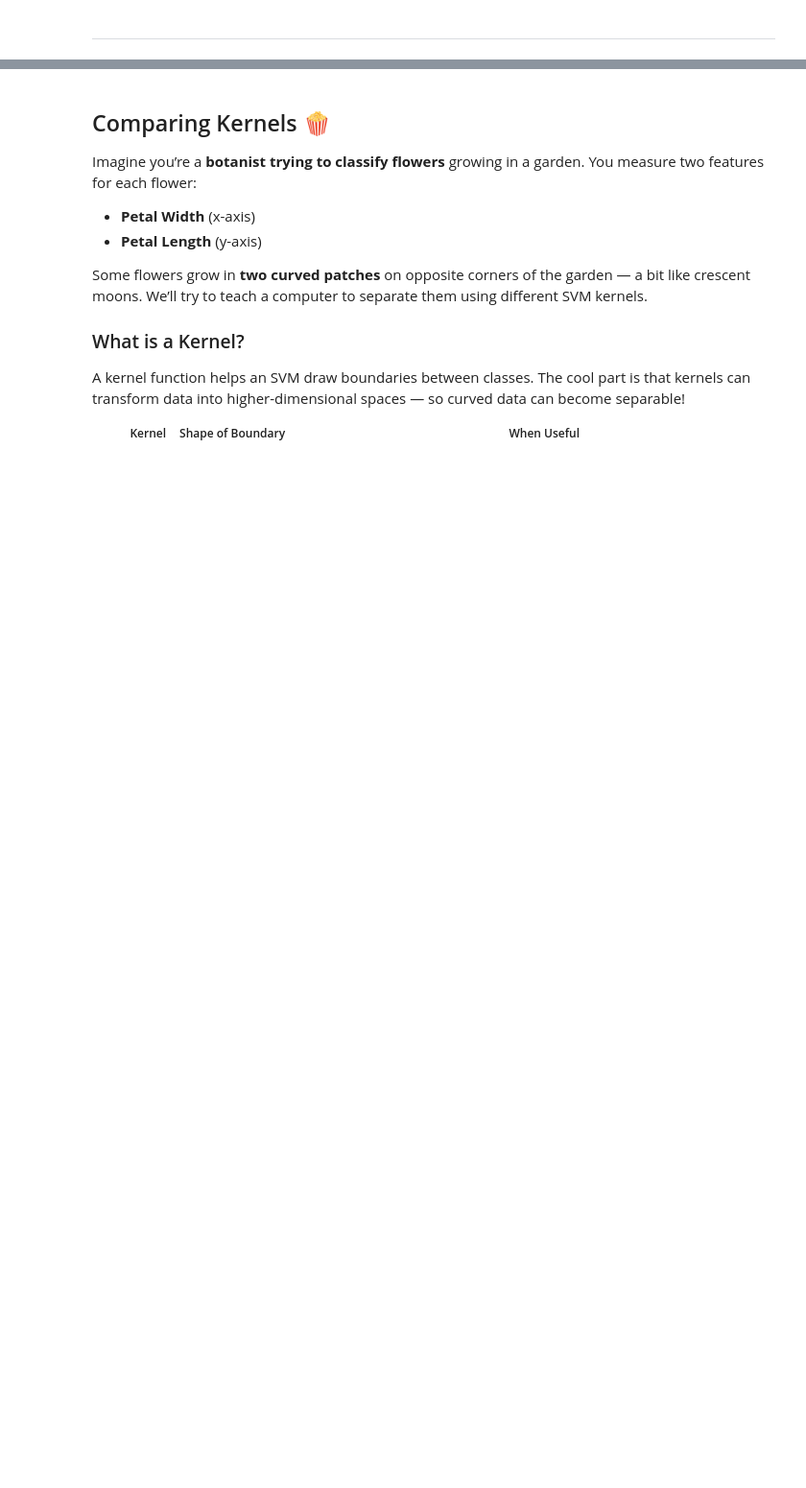
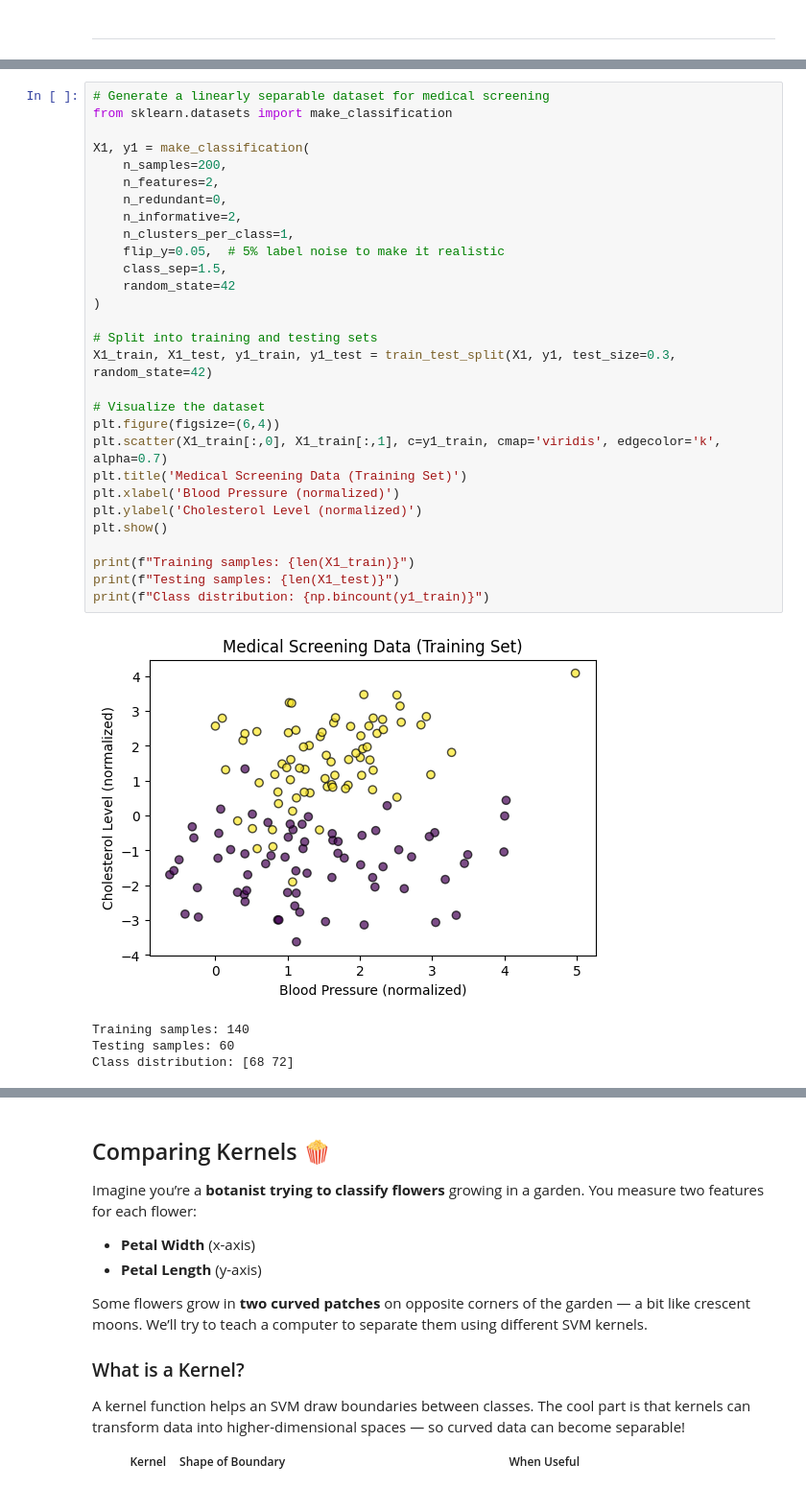
Before and after one commit to willcho5603/bwsi-comp-problem-solving, a Jupyter notebook: mod5_supervised_learning/2_more_classification.ipynb, the cells around one changed output, grey strips where cells are left out. Shown: that part at 96% size. Drawn from its saved outputs; the diff is of its cells as text; blank space fills up the shorter version.

Commit message:
Linear SVC Mod5 2_more_classification

```diff
--- a/mod5_supervised_learning/2_more_classification.ipynb
+++ b/mod5_supervised_learning/2_more_classification.ipynb
@@ -48,0 +52,34 @@ By reading the confusion matrix, you can tell *what kinds of mistakes* your mode
+# %%
+# Generate a linearly separable dataset for medical screening
+from sklearn.datasets import make_classification
+
+X1, y1 = make_classification(
+    n_samples=200,
+    n_features=2,
+    n_redundant=0,
+    n_informative=2,
+    n_clusters_per_class=1,
+    flip_y=0.05,  # 5% label noise to make it realistic
+    class_sep=1.5,
+    random_state=42
+)
+
+# Split into training and testing sets
+X1_train, X1_test, y1_train, y1_test = train_test_split(X1, y1, test_size=0.3, random_state=42)
+
+# Visualize the dataset
+plt.figure(figsize=(6,4))
+plt.scatter(X1_train[:,0], X1_train[:,1], c=y1_train, cmap='viridis', edgecolor='k', alpha=0.7)
+plt.title('Medical Screening Data (Training Set)')
+plt.xlabel('Blood Pressure (normalized)')
+plt.ylabel('Cholesterol Level (normalized)')
+plt.show()
+
+print(f"Training samples: {len(X1_train)}")
+print(f"Testing samples: {len(X1_test)}")
+print(f"Class distribution: {np.bincount(y1_train)}")
+# %% [output]
+[figure, added]
+Training samples: 140
+Testing samples: 60
+Class distribution: [68 72]
```
Also changed, not shown: parts of 9 cells of this notebook.
